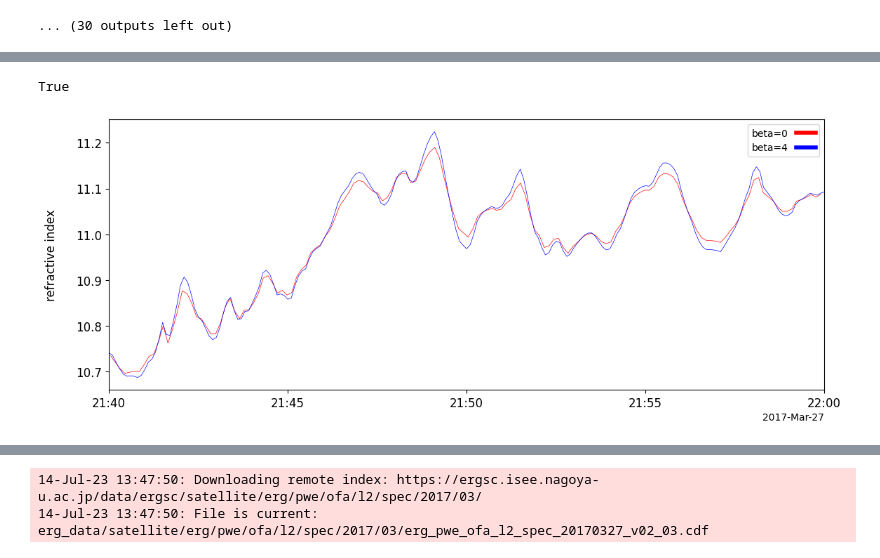
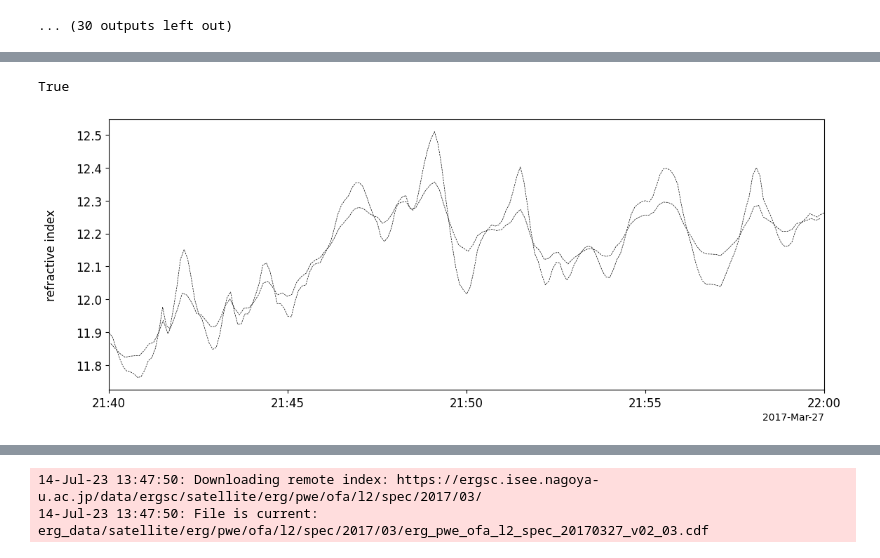
Before and after one commit to JackKTachi/duct_analysis, a Jupyter notebook: basic/density1analysis.ipynb, the cells around one changed output, grey strips where cells are left out. Drawn from its saved outputs; the diff is of its cells as text; code cells hidden in the pictures.

```diff
--- a/basic/density1analysis.ipynb
+++ b/basic/density1analysis.ipynb
@@ -255,4 +326,0 @@ Contact: erg-sc-core at isee.nagoya-u.ac.jp
-# %%
-pytplot.store_data('mu_4', data={'x':pytplot.data_quants['B0']['time'], 'y':mu})
-# %% [output]
-True
@@ -267,0 +327,6 @@ pytplot.options('mu_04', opt_dict={'ytitle': 'refractive index', 'legend_names':
+# %%
+pytplot.store_data('mu_320', data={'x':pytplot.data_quants['B0']['time'], 'y':mu320})
+pytplot.store_data('mu_384', data={'x':pytplot.data_quants['B0']['time'], 'y':mu384})
+pytplot.store_data('mu_448', data={'x':pytplot.data_quants['B0']['time'], 'y':mu448})
+# %% [output]
+True
@@ -268,8 +351,8 @@ pytplot.options('mu_04', opt_dict={'ytitle': 'refractive index', 'legend_names':
 # %%
 pytplot.xlim('2017-03-27 21:40:00', '2017-03-27 22:00:00')
-pytplot.tplot(['mu_04'])
+pytplot.tplot(['mu_320mix'])
 # %% [output]
-[figure, old version]
+[figure, new version]
 # %%
 import numpy as np
 import matplotlib.pyplot as plt
```
Also changed, not shown: parts of 17 cells of this notebook, 7 other files.
